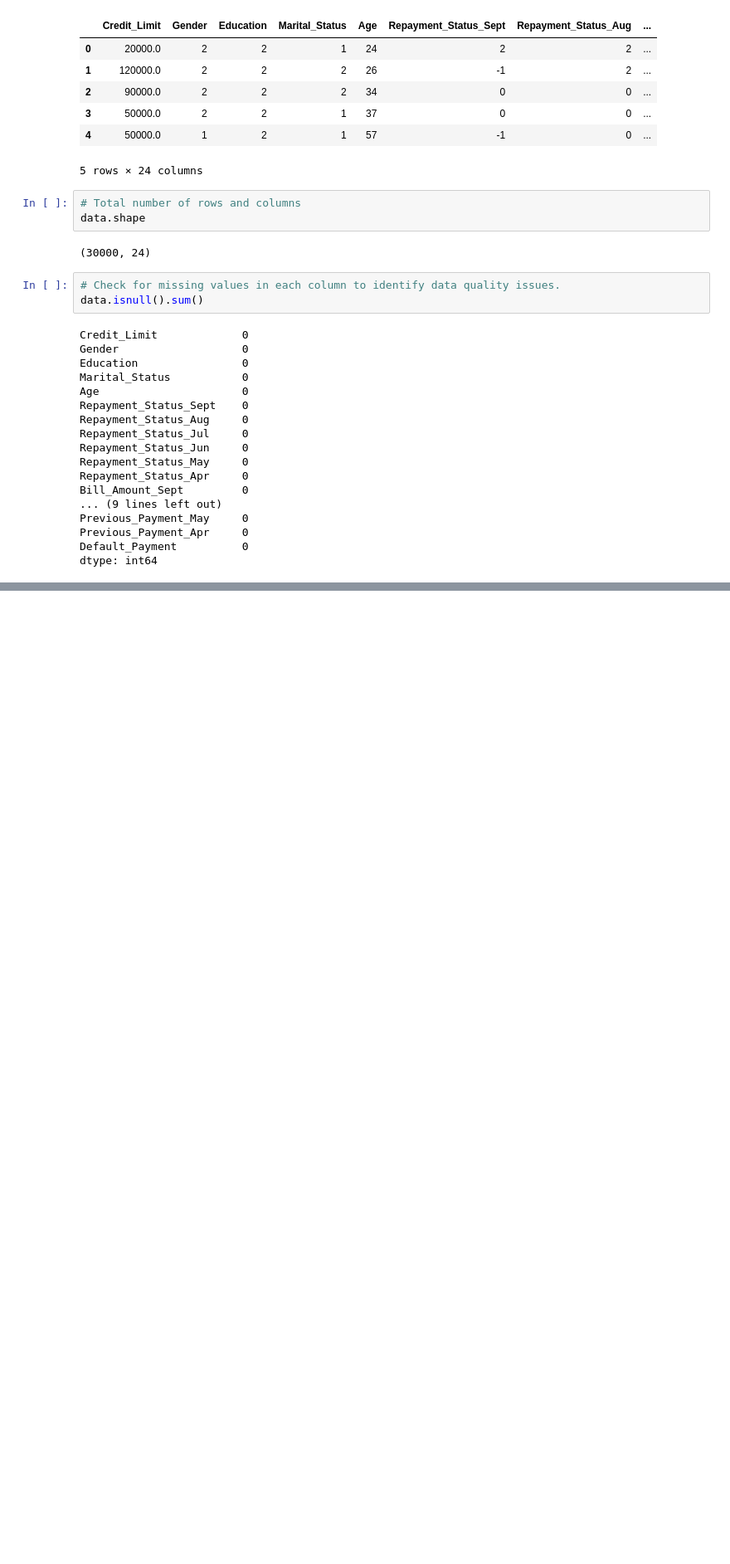
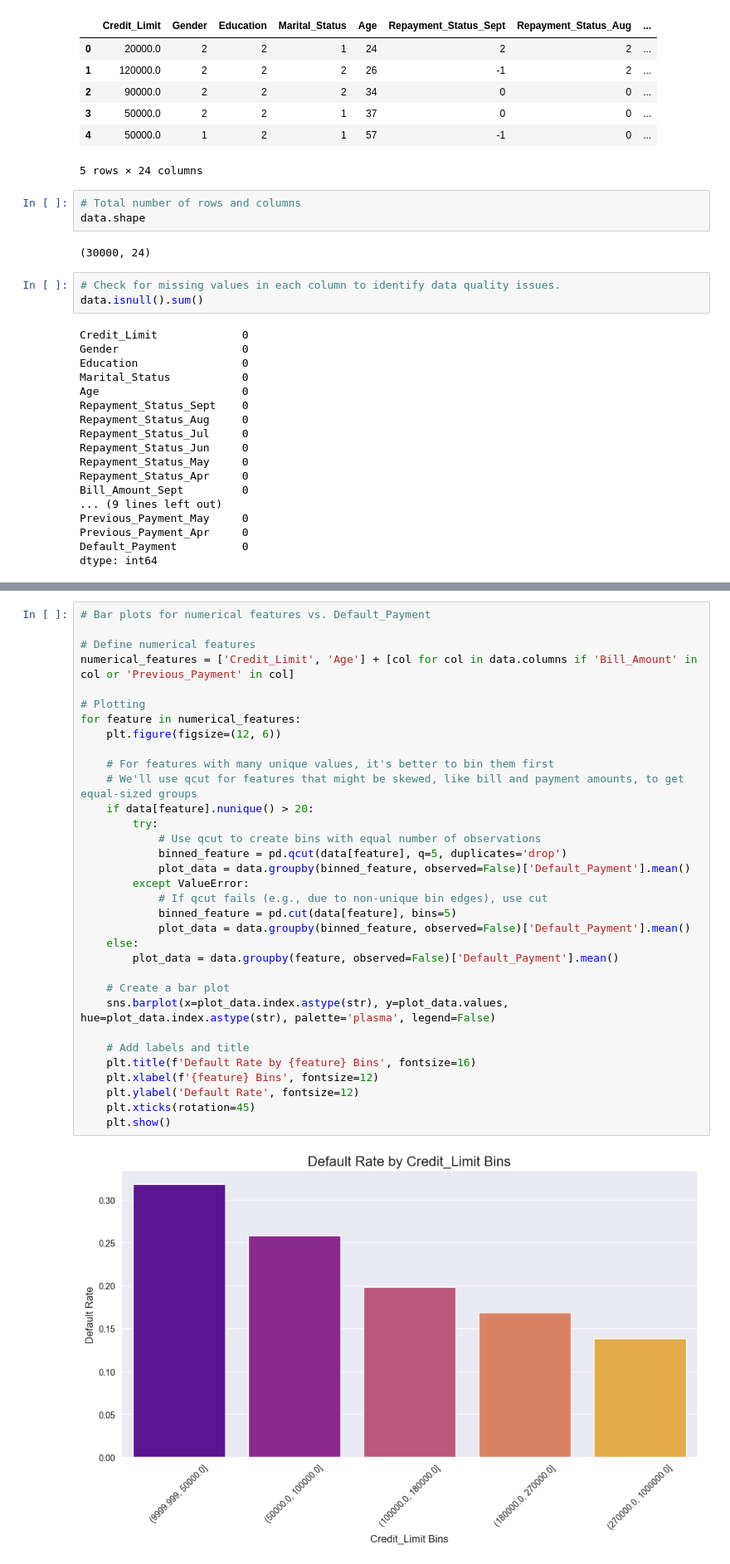
Before and after one commit to licyambrose/CreditCardDefault, a Jupyter notebook: creditcarddefault.ipynb, the cells around one changed output, grey strips where cells are left out. Shown: that part at 83% size. Drawn from its saved outputs; the diff is of its cells as text; blank space fills up the shorter version.

```diff
--- a/creditcarddefault.ipynb
+++ b/creditcarddefault.ipynb
@@ -546,0 +301,35 @@ Our goal was to build a model to predict credit card default. After cleaning the
+# %%
+# Bar plots for numerical features vs. Default_Payment
+
+# Define numerical features
+numerical_features = ['Credit_Limit', 'Age'] + [col for col in data.columns if 'Bill_Amount' in col or 'Previous_Payment' in col]
+
+# Plotting
+for feature in numerical_features:
+    plt.figure(figsize=(12, 6))
+
+    # For features with many unique values, it's better to bin them first
+    # We'll use qcut for features that might be skewed, like bill and payment amounts, to get equal-sized groups
+    if data[feature].nunique() > 20:
+        try:
+            # Use qcut to create bins with equal number of observations
+            binned_feature = pd.qcut(data[feature], q=5, duplicates='drop')
+            plot_data = data.groupby(binned_feature, observed=False)['Default_Payment'].mean()
+        except ValueError:
+            # If qcut fails (e.g., due to non-unique bin edges), use cut
+            binned_feature = pd.cut(data[feature], bins=5)
+            plot_data = data.groupby(binned_feature, observed=False)['Default_Payment'].mean()
+    else:
+        plot_data = data.groupby(feature, observed=False)['Default_Payment'].mean()
+
+    # Create a bar plot
+    sns.barplot(x=plot_data.index.astype(str), y=plot_data.values, hue=plot_data.index.astype(str), palette='plasma', legend=False)
+
+    # Add labels and title
+    plt.title(f'Default Rate by {feature} Bins', fontsize=16)
+    plt.xlabel(f'{feature} Bins', fontsize=12)
+    plt.ylabel('Default Rate', fontsize=12)
+    plt.xticks(rotation=45)
+    plt.show()
+# %% [output]
+[figure, added]
```
Also changed, not shown: parts of 21 cells of this notebook.
